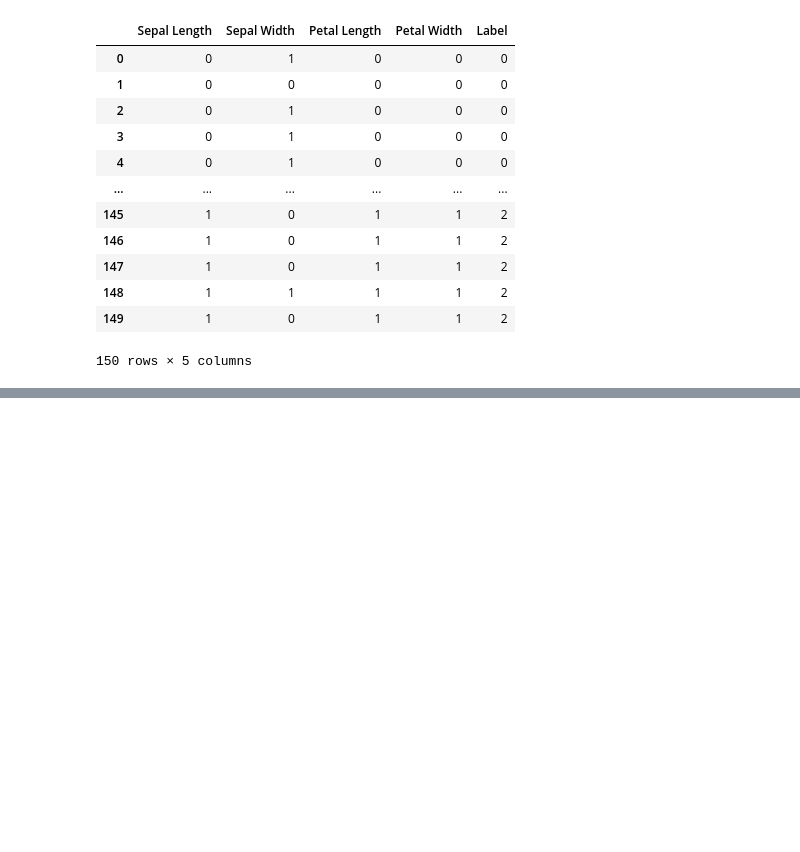
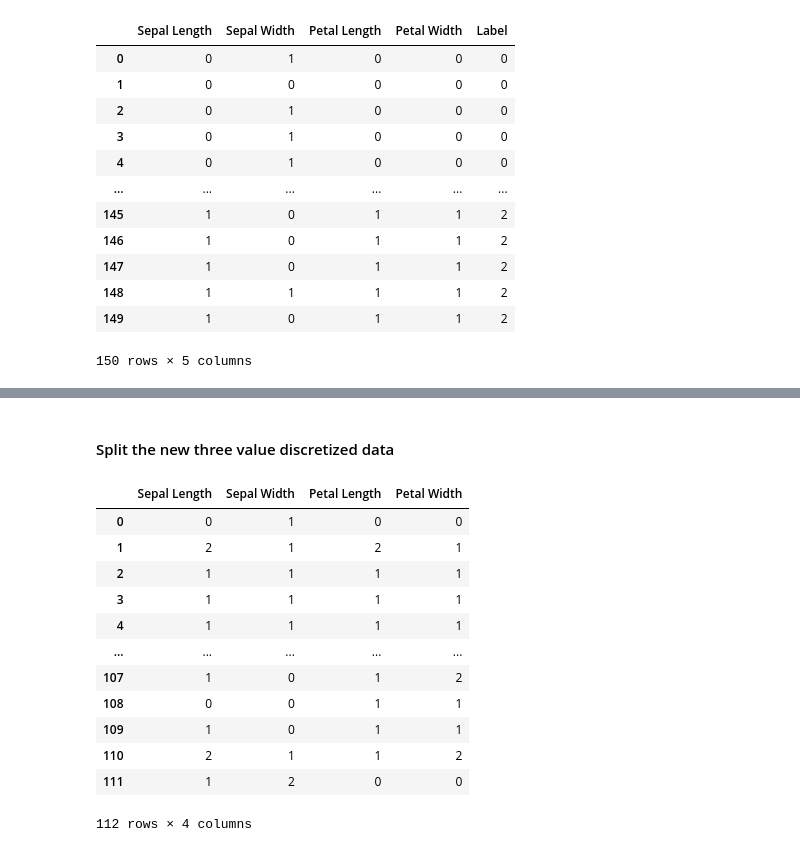
Before and after one commit to EigenVector42/ComputationalPhysics300, a Jupyter notebook: homework/HW-Lec_21.ipynb, the cells around one changed output, grey strips where cells are left out. Cells and saved outputs as stored; diff of their text form; code cells hidden in the pictures; blank space fills up the shorter version.

```diff
--- a/homework/HW-Lec_21.ipynb
+++ b/homework/HW-Lec_21.ipynb
@@ -371,0 +434,24 @@ Accuracy: 0.9375
+# %% [markdown]
+#### Split the new three value discretized data
+# %%
+Xd3_train, Xd3_test, Y3_train, Y3_test = train_test_split(X_d3, Y)
+
+df_Xd3_train = pd.DataFrame(Xd3_train, columns=label)
+df_Xd3_test = pd.DataFrame(Xd3_test, columns=label)
+df_Y3_train = pd.DataFrame(Y3_train)
+df_Y3_test = pd.DataFrame(Y3_test)
+df_Xd3_train
+# %% [output]
+|  | Sepal Length | Sepal Width | Petal Length | Petal Width |
+| 0 | 0 | 1 | 0 | 0 |
+| 1 | 2 | 1 | 2 | 1 |
+| 2 | 1 | 1 | 1 | 1 |
+| 3 | 1 | 1 | 1 | 1 |
+| 4 | 1 | 1 | 1 | 1 |
+| ... | ... | ... | ... | ... |
+| 107 | 1 | 0 | 1 | 2 |
+| 108 | 0 | 0 | 1 | 1 |
+| 109 | 1 | 0 | 1 | 1 |
+| 110 | 2 | 1 | 1 | 2 |
+| 111 | 1 | 2 | 0 | 0 |
+112 rows × 4 columns
```
Also changed, not shown: parts of 14 cells of this notebook.
